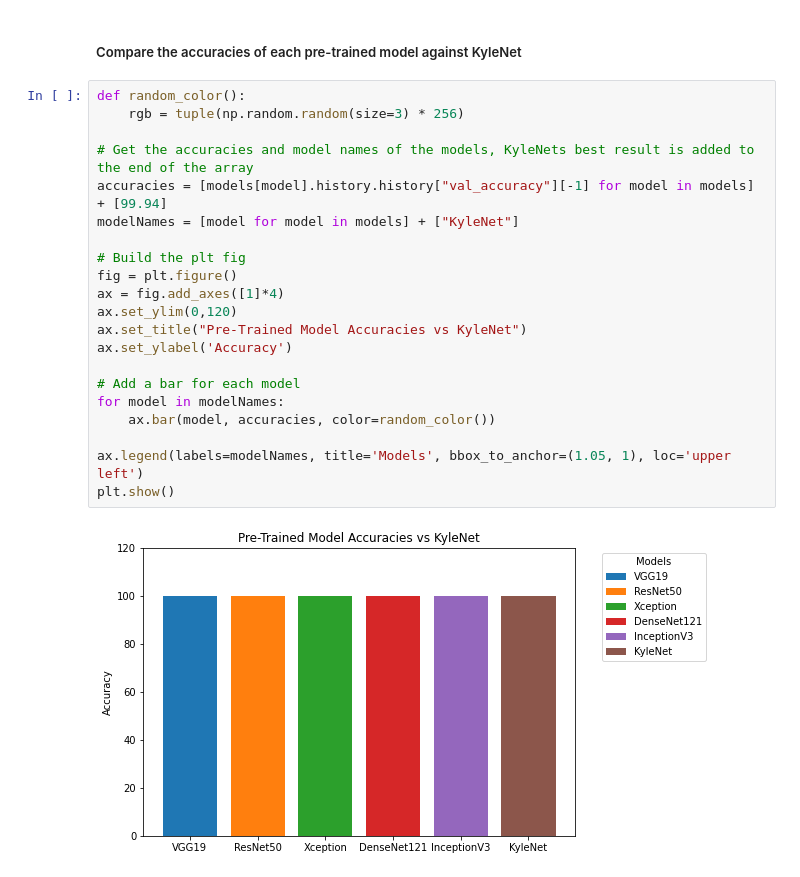
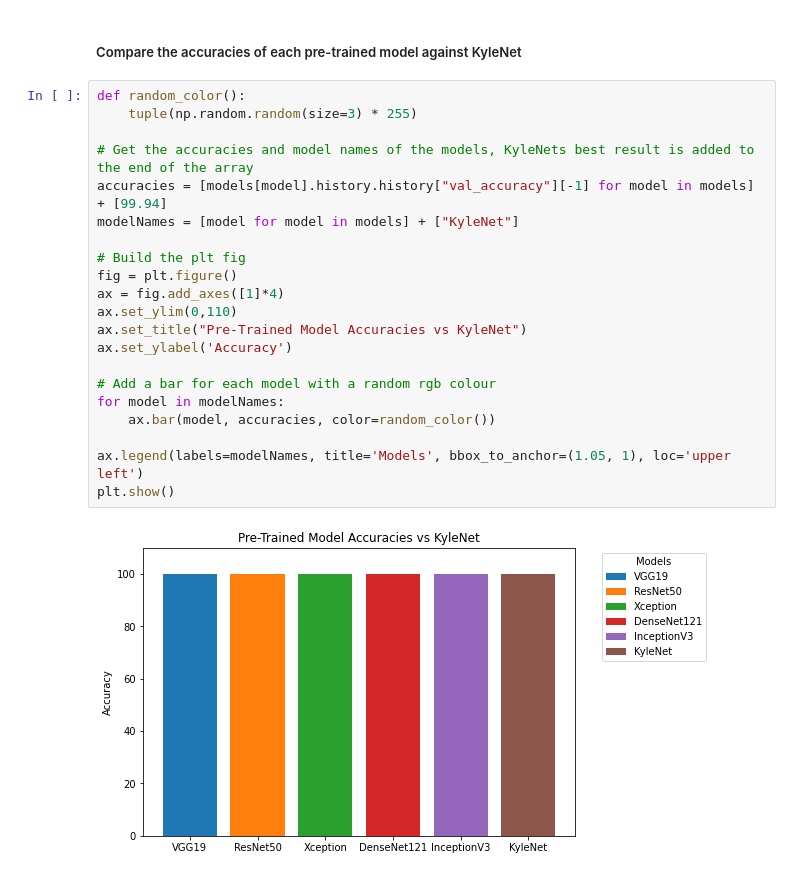
Before and after one commit to kalzeo/KyleNet, a Jupyter notebook: experiments/Experiment 5.ipynb, the cells around one changed output. Drawn from its saved outputs; the diff is of its cells as text.

```diff
--- a/experiments/Experiment 5.ipynb
+++ b/experiments/Experiment 5.ipynb
@@ -156,24 +190,24 @@ Row 5 - InceptionV3
 ##### Compare the accuracies of each pre-trained model against KyleNet
 # %%
 def random_color():
-    rgb = tuple(np.random.random(size=3) * 256)
+    tuple(np.random.random(size=3) * 255)
 
 # Get the accuracies and model names of the models, KyleNets best result is added to the end of the array
 accuracies = [models[model].history.history["val_accuracy"][-1] for model in models] + [99.94]
 modelNames = [model for model in models] + ["KyleNet"]
 
 # Build the plt fig
 fig = plt.figure()
 ax = fig.add_axes([1]*4)
-ax.set_ylim(0,120)
+ax.set_ylim(0,110)
 ax.set_title("Pre-Trained Model Accuracies vs KyleNet")
 ax.set_ylabel('Accuracy')
 
-# Add a bar for each model
+# Add a bar for each model with a random rgb colour
 for model in modelNames:
     ax.bar(model, accuracies, color=random_color())
 
 ax.legend(labels=modelNames, title='Models', bbox_to_anchor=(1.05, 1), loc='upper left')
 plt.show()
 # %% [output]
-[figure, old version]
+[figure, new version]
```
Also changed, not shown: parts of 19 cells of this notebook, 1 other file.
